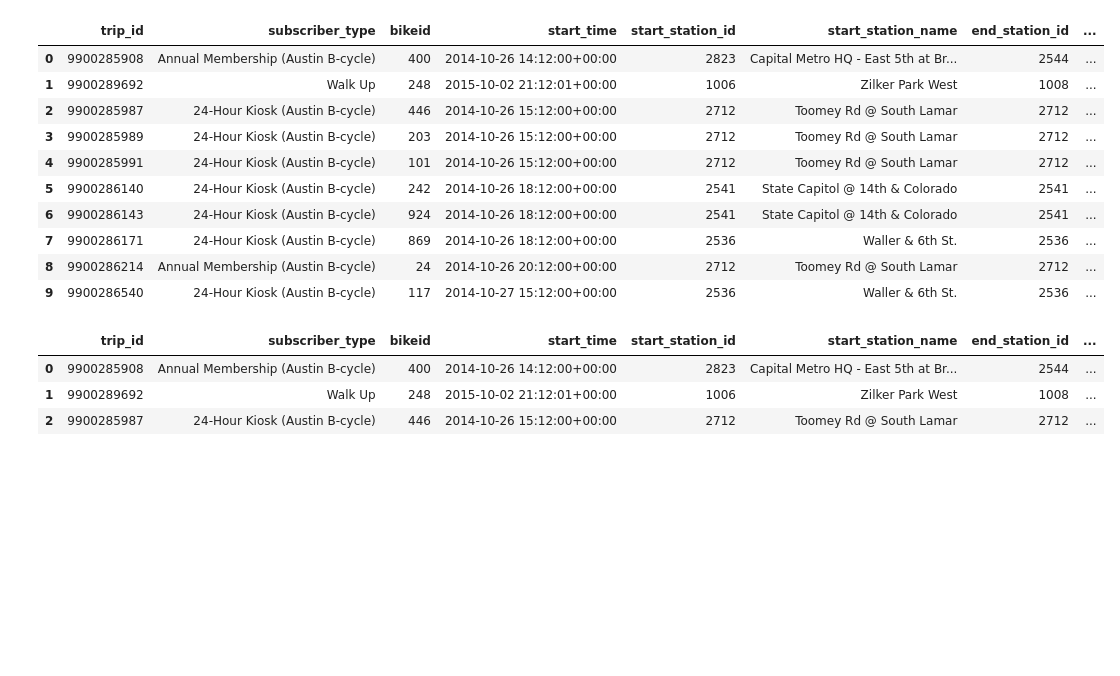
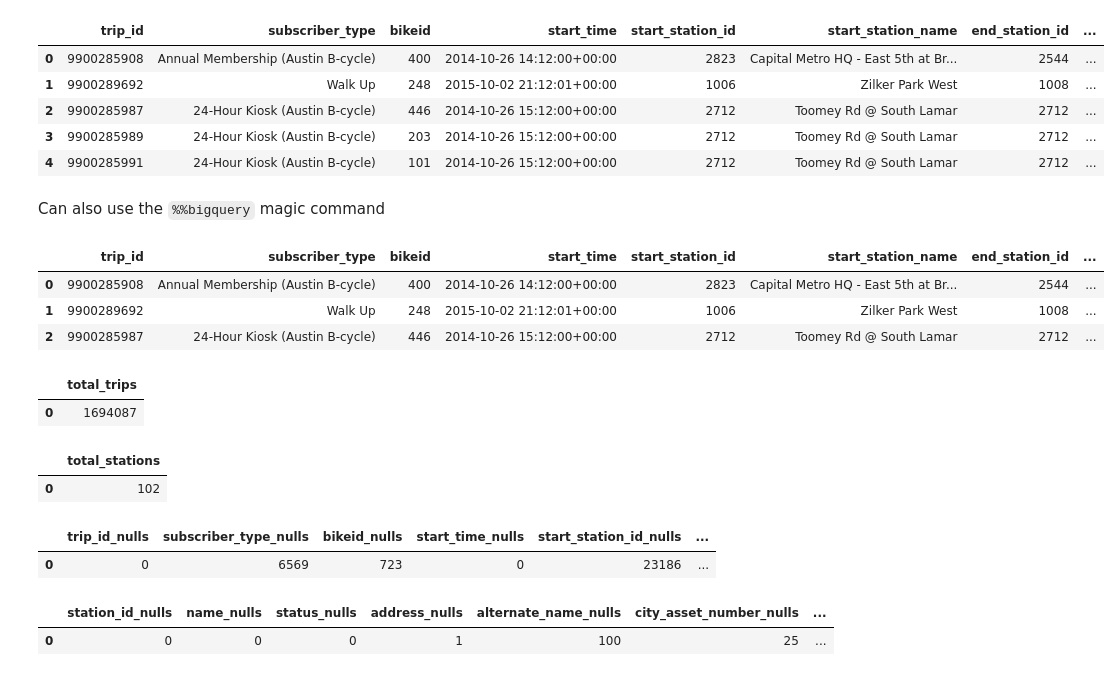
Before and after one commit to dan-bouchard/sql-big-query, a Jupyter notebook: sql_big_query.ipynb, the cells around one changed output. Drawn from its saved outputs; the diff is of its cells as text; code cells hidden in the pictures; blank space fills up the shorter version.

```diff
--- a/sql_big_query.ipynb
+++ b/sql_big_query.ipynb
@@ -42,26 +78,23 @@ bikeshare_stations_df
 # %%
 QUERY = f'''
 SELECT * FROM `{bikeshare_trips}`
-LIMIT 10
+LIMIT 5
 '''
 
 #Run the query and write result to a pandas data frame
 Query_Results = bigquery_client.query(QUERY)
 bikeshare_trips_df = Query_Results.to_dataframe()
 #View top few rows of result
 bikeshare_trips_df
 # %% [output]
 |  | trip_id | subscriber_type | bikeid | start_time | start_station_id | start_station_name | end_station_id | ... |
 | 0 | 9900285908 | Annual Membership (Austin B-cycle) | 400 | 2014-10-26 14:12:00+00:00 | 2823 | Capital Metro HQ - East 5th at Br... | 2544 | ... |
 | 1 | 9900289692 | Walk Up | 248 | 2015-10-02 21:12:01+00:00 | 1006 | Zilker Park West | 1008 | ... |
 | 2 | 9900285987 | 24-Hour Kiosk (Austin B-cycle) | 446 | 2014-10-26 15:12:00+00:00 | 2712 | Toomey Rd @ South Lamar | 2712 | ... |
 | 3 | 9900285989 | 24-Hour Kiosk (Austin B-cycle) | 203 | 2014-10-26 15:12:00+00:00 | 2712 | Toomey Rd @ South Lamar | 2712 | ... |
 | 4 | 9900285991 | 24-Hour Kiosk (Austin B-cycle) | 101 | 2014-10-26 15:12:00+00:00 | 2712 | Toomey Rd @ South Lamar | 2712 | ... |
-| 5 | 9900286140 | 24-Hour Kiosk (Austin B-cycle) | 242 | 2014-10-26 18:12:00+00:00 | 2541 | State Capitol @ 14th & Colorado | 2541 | ... |
-| 6 | 9900286143 | 24-Hour Kiosk (Austin B-cycle) | 924 | 2014-10-26 18:12:00+00:00 | 2541 | State Capitol @ 14th & Colorado | 2541 | ... |
-| 7 | 9900286171 | 24-Hour Kiosk (Austin B-cycle) | 869 | 2014-10-26 18:12:00+00:00 | 2536 | Waller & 6th St. | 2536 | ... |
-| 8 | 9900286214 | Annual Membership (Austin B-cycle) | 24 | 2014-10-26 20:12:00+00:00 | 2712 | Toomey Rd @ South Lamar | 2712 | ... |
-| 9 | 9900286540 | 24-Hour Kiosk (Austin B-cycle) | 117 | 2014-10-27 15:12:00+00:00 | 2536 | Waller & 6th St. | 2536 | ... |
+# %% [markdown]
+Can also use the `%%bigquery` magic command
 # %%
 %%bigquery
 SELECT * FROM bigquery-public-data.austin_bikeshare.bikeshare_trips
@@ -71,3 +104,52 @@ LIMIT 3
 | 0 | 9900285908 | Annual Membership (Austin B-cycle) | 400 | 2014-10-26 14:12:00+00:00 | 2823 | Capital Metro HQ - East 5th at Br... | 2544 | ... |
 | 1 | 9900289692 | Walk Up | 248 | 2015-10-02 21:12:01+00:00 | 1006 | Zilker Park West | 1008 | ... |
 | 2 | 9900285987 | 24-Hour Kiosk (Austin B-cycle) | 446 | 2014-10-26 15:12:00+00:00 | 2712 | Toomey Rd @ South Lamar | 2712 | ... |
+# %%
+%%bigquery
+SELECT COUNT(*) AS total_trips FROM bigquery-public-data.austin_bikeshare.bikeshare_trips
+# %% [output]
+|  | total_trips |
+| 0 | 1694087 |
+# %%
+%%bigquery
+SELECT COUNT(*) AS total_stations FROM bigquery-public-data.austin_bikeshare.bikeshare_stations
+# %% [output]
+|  | total_stations |
+| 0 | 102 |
+# %%
+%%bigquery
+SELECT
+    SUM(CASE WHEN trip_id is null THEN 1 ELSE 0 END) AS trip_id_nulls,
+    SUM(CASE WHEN subscriber_type is null THEN 1 ELSE 0 END) AS subscriber_type_nulls,
+    SUM(CASE WHEN bikeid is null THEN 1 ELSE 0 END) AS bikeid_nulls,
+    SUM(CASE WHEN start_time is null THEN 1 ELSE 0 END) AS start_time_nulls,
+    SUM(CASE WHEN start_station_id is null THEN 1 ELSE 0 END) AS start_station_id_nulls,
+    SUM(CASE WHEN start_station_name is null THEN 1 ELSE 0 END) AS start_station_name_nulls,
+    SUM(CASE WHEN end_station_id is null THEN 1 ELSE 0 END) AS end_station_id_nulls,
+    SUM(CASE WHEN end_station_name is null THEN 1 ELSE 0 END) AS end_station_name_nulls,
+    SUM(CASE WHEN duration_minutes is null THEN 1 ELSE 0 END) AS duration_minutes_nulls,
+FROM bigquery-public-data.austin_bikeshare.bikeshare_trips
+# %% [output]
+|  | trip_id_nulls | subscriber_type_nulls | bikeid_nulls | start_time_nulls | start_station_id_nulls | ... |
+| 0 | 0 | 6569 | 723 | 0 | 23186 | ... |
+# %%
+%%bigquery
+SELECT
+    SUM(CASE WHEN station_id is null THEN 1 ELSE 0 END) AS station_id_nulls,
+    SUM(CASE WHEN name is null THEN 1 ELSE 0 END) AS name_nulls,
+    SUM(CASE WHEN status is null THEN 1 ELSE 0 END) AS status_nulls,
+    SUM(CASE WHEN address is null THEN 1 ELSE 0 END) AS address_nulls,
+    SUM(CASE WHEN alternate_name is null THEN 1 ELSE 0 END) AS alternate_name_nulls,
+    SUM(CASE WHEN city_asset_number is null THEN 1 ELSE 0 END) AS city_asset_number_nulls,
+    SUM(CASE WHEN property_type is null THEN 1 ELSE 0 END) AS property_type_nulls,
+    SUM(CASE WHEN number_of_docks is null THEN 1 ELSE 0 END) AS number_of_docks_nulls,
+    SUM(CASE WHEN power_type is null THEN 1 ELSE 0 END) AS power_type_nulls,
+    SUM(CASE WHEN footprint_length is null THEN 1 ELSE 0 END) AS footprint_length_nulls,
+    SUM(CASE WHEN footprint_width is null THEN 1 ELSE 0 END) AS footprint_width_nulls,
+    SUM(CASE WHEN notes is null THEN 1 ELSE 0 END) AS notes_nulls,
+    SUM(CASE WHEN council_district is null THEN 1 ELSE 0 END) AS council_district_nulls,
+    SUM(CASE WHEN modified_date is null THEN 1 ELSE 0 END) AS modified_date_nulls,
+FROM bigquery-public-data.austin_bikeshare.bikeshare_stations
+# %% [output]
+|  | station_id_nulls | name_nulls | status_nulls | address_nulls | alternate_name_nulls | city_asset_number_nulls | ... |
+| 0 | 0 | 0 | 0 | 1 | 100 | 25 | ... |
```
Also changed, not shown: parts of 13 cells of this notebook.
